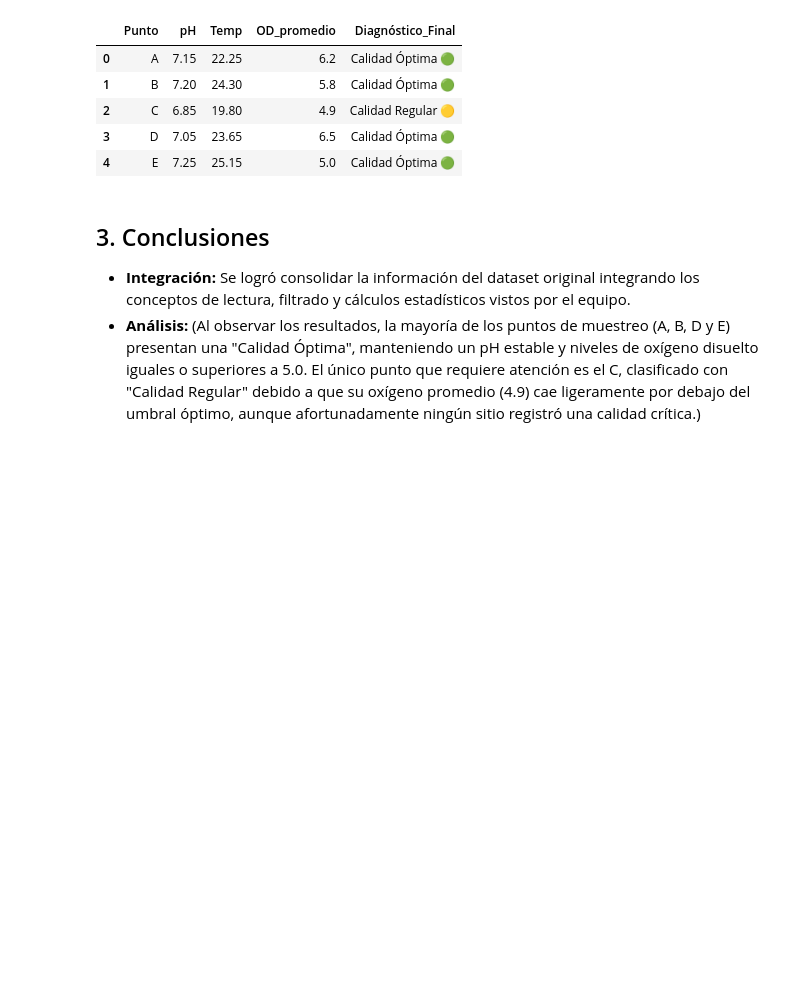
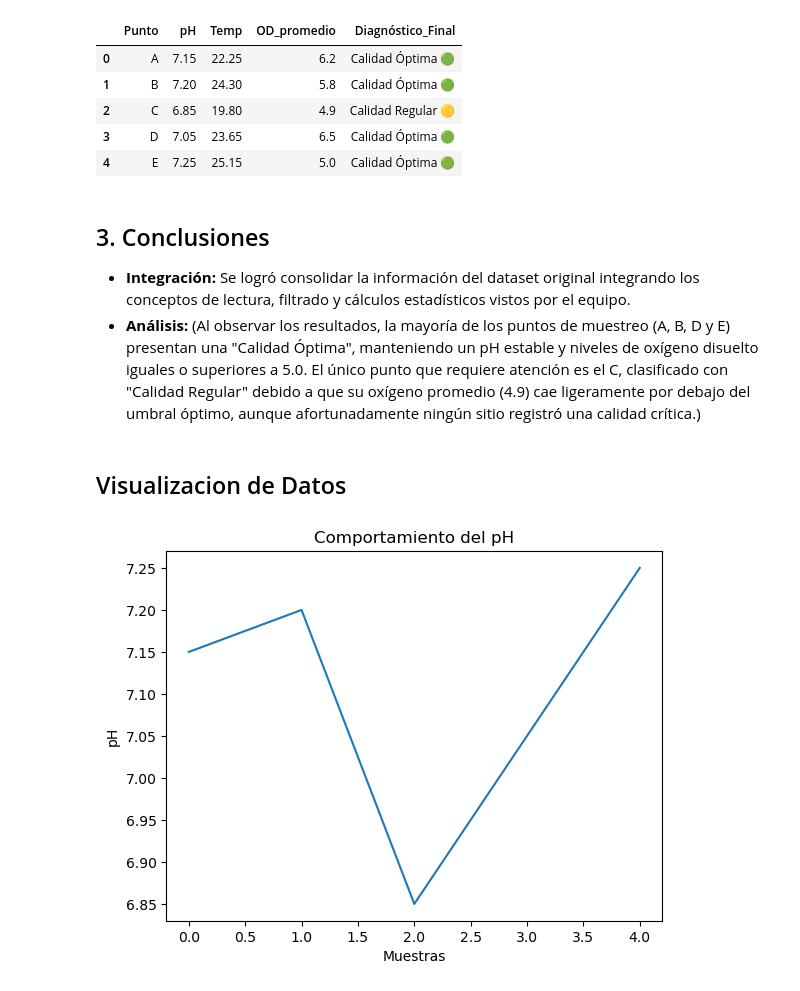
Before and after one commit to UdeC-Ambiental/3-introduccion-al-almacenacenamiento-de-datos-2026__2_mariajose, a Jupyter notebook: reto4_integracion_final.ipynb, the cells around one changed output. Drawn from its saved outputs; the diff is of its cells as text; code cells hidden in the pictures; blank space fills up the shorter version.

Commit message:
Se agrega analisis final, visualizacion y conclusion

```diff
--- a/reto4_integracion_final.ipynb
+++ b/reto4_integracion_final.ipynb
@@ -87,3 +76,5 @@ resumen_sitios
 ## 3. Conclusiones
 * **Integración:** Se logró consolidar la información del dataset original integrando los conceptos de lectura, filtrado y cálculos estadísticos vistos por el equipo.
 * **Análisis:** (Al observar los resultados, la mayoría de los puntos de muestreo (A, B, D y E) presentan una "Calidad Óptima", manteniendo un pH estable y niveles de oxígeno disuelto iguales o superiores a 5.0. El único punto que requiere atención es el C, clasificado con "Calidad Regular" debido a que su oxígeno promedio (4.9) cae ligeramente por debajo del umbral óptimo, aunque afortunadamente ningún sitio registró una calidad crítica.)
+# %% [markdown]
+## Visualizacion de Datos
@@ -89,0 +85,11 @@ resumen_sitios
+# %%
+df = pd.read_csv("data/4_resultados_agua.csv.")
+# %%
+plt.figure()
+df["pH"].plot()
+plt.title("Comportamiento del pH")
+plt.xlabel("Muestras")
+plt.ylabel("pH")
+plt.show()
+# %% [output]
+[figure, added]
```
Also changed, not shown: parts of 12 cells of this notebook.
